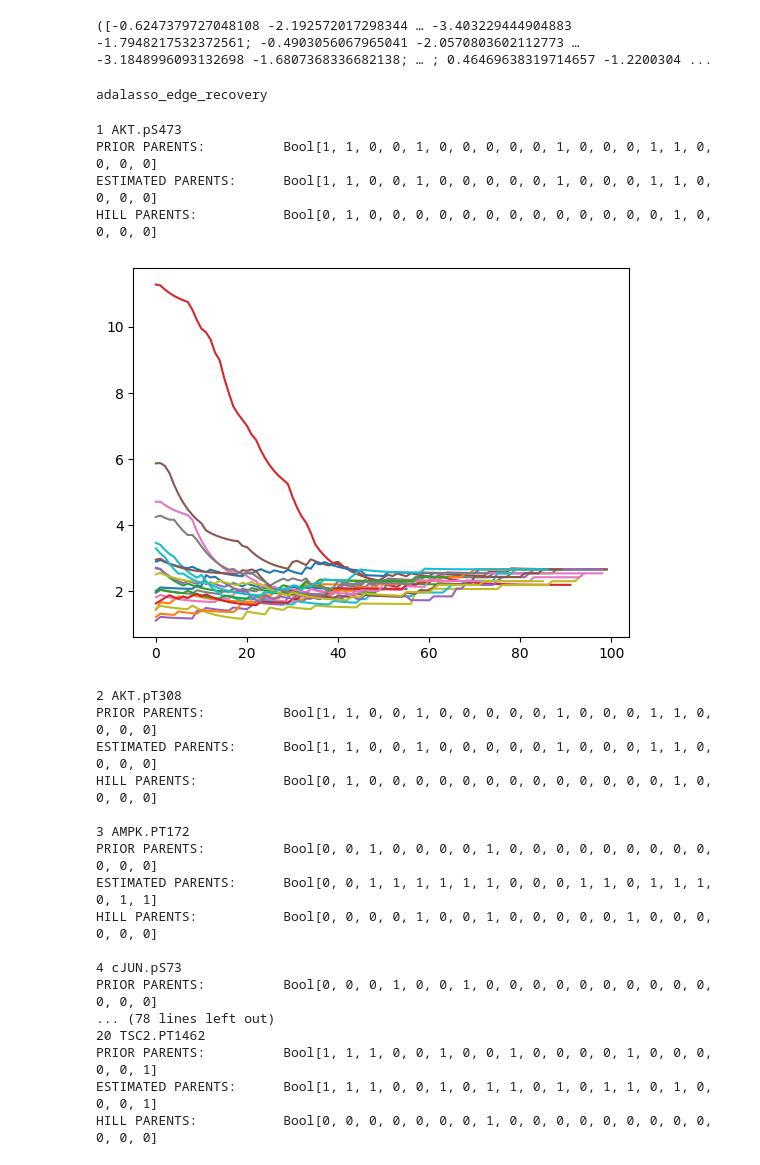
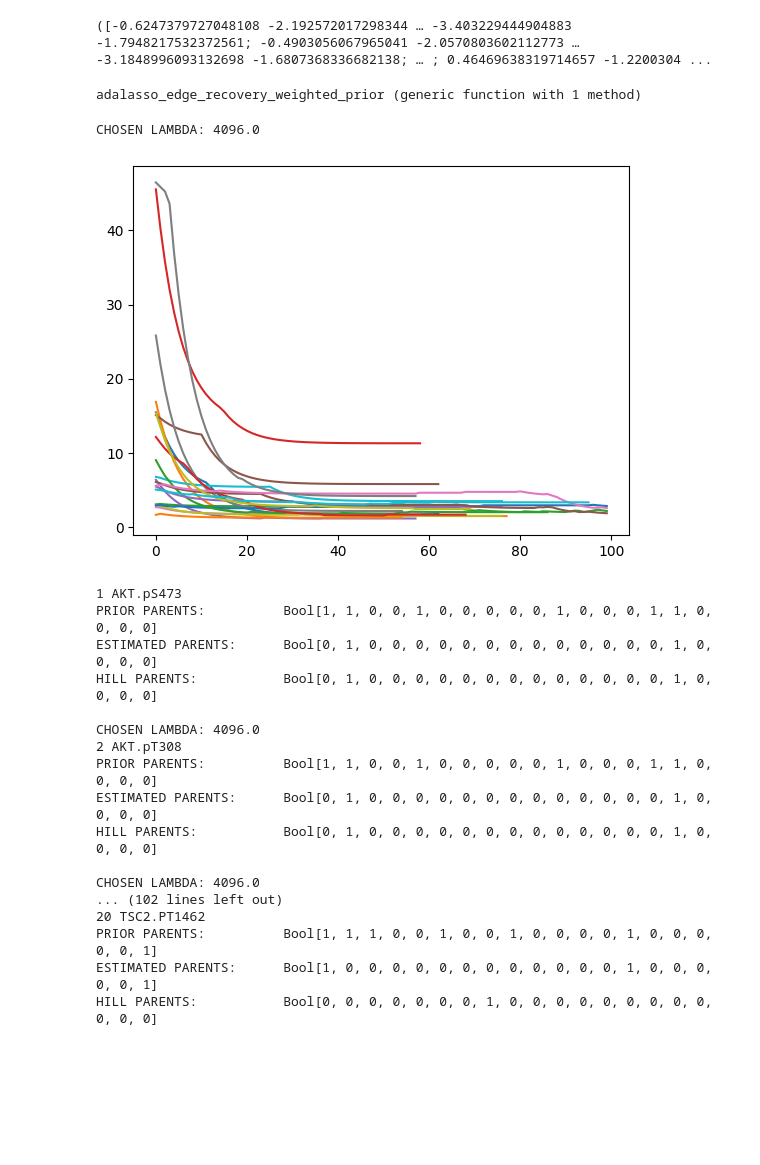
Before and after one commit to gitter-lab/ssps, a Jupyter notebook: julia-project/glmnet-tinkering.ipynb, the cells around one changed output. Cells and saved outputs as stored; diff of their text form; code cells hidden in the pictures; blank space fills up the shorter version.

Commit message:
Started implementing yet another proposal distribution. Additional tinkering with GLMNet.

```diff
--- a/julia-project/glmnet-tinkering.ipynb
+++ b/julia-project/glmnet-tinkering.ipynb
@@ -68,46 +68,82 @@ function adalasso_edge_recovery(X::Matrix{Float64}, y::Vector{Float64}, prior_pa
     return lasso_path.betas[:,minloss_idx], bic_vec, lasso_path
 
 end
+
+
+function adalasso_edge_recovery_weighted_prior(X::Matrix{Float64}, y::Vector{Float64},
+                                               prior_parents::Vector{Bool})
+
+    n = size(y,1)
+    yp = y .* n ./ (n+1)
+    ols_result = GLMNet.glmnet(X, yp, lambda=[0.0])
+
+    G_lambdas = [4096.0]
+
+    minloss_bic = Inf
+    minloss_betas = zeros(size(X,2))
+    minloss_bic_vec = zeros(size(X,2))
+    minloss_path = zeros(size(X,2))
+    minloss_G_lambda = 0.0
+    for G_lambda in G_lambdas
+        not_parents = 1.0 .- prior_parents
+        ada_weights = not_parents.*(G_lambda + 1.0) + prior_parents.*1.0
+        adaptive_penalties = abs.(ada_weights ./ ols_result.betas)[:,1]
+
+        lasso_path = GLMNet.glmnet(X, yp, penalty_factor=adaptive_penalties)
+
+        bic_vec = compute_bic(ols_result, lasso_path, n, size(X,2))
+
+        minloss_idx = argmin(bic_vec)
+        if bic_vec[minloss_idx] < minloss_bic
+            minloss_betas = lasso_path.betas[:,minloss_idx]
+            minloss_bic_vec = copy(bic_vec)
+            minloss_path = lasso_path
+            minloss_G_lambda = G_lambda
+        end
+    end
+
+    println("CHOSEN LAMBDA: ", minloss_G_lambda)
+    return minloss_betas, minloss_bic_vec, minloss_path
+
+end
 # %% [output]
-adalasso_edge_recovery
+adalasso_edge_recovery_weighted_prior (generic function with 1 method)
 # %%
-thresh = 0.25
+thresh = 0.125
+G_lambda = 3.0
 for y_ind=1:20
 
     y = Xplus[:,y_ind];
     prior_parents = ref_adj[y_ind];
 
-    parents, bic, path = adalasso_edge_recovery(Xminus, y, prior_parents)
+    parents, bic, path = adalasso_edge_recovery_weighted_prior(Xminus, y, prior_parents)
     plot(bic, label="BIC")
 
     hill_parents = (output_probs[:,y_ind] .>= thresh)
     println(y_ind, " ", protein_vec[y_ind])
     println("PRIOR PARENTS:\t\t", prior_parents, "\nESTIMATED PARENTS:\t", parents .!= 0.0, "\nHILL PARENTS:\t\t", hill_parents)
     println("")
 end
 show()
 # %% [output]
-1 AKT.pS473
-PRIOR PARENTS:          Bool[1, 1, 0, 0, 1, 0, 0, 0, 0, 0, 1, 0, 0, 0, 1, 1, 0, 0, 0, 0]
-ESTIMATED PARENTS:      Bool[1, 1, 0, 0, 1, 0, 0, 0, 0, 0, 1, 0, 0, 0, 1, 1, 0, 0, 0, 0]
-HILL PARENTS:           Bool[0, 1, 0, 0, 0, 0, 0, 0, 0, 0, 0, 0, 0, 0, 0, 1, 0, 0, 0, 0]
+CHOSEN LAMBDA: 4096.0
-[figure, old version]
+[figure, new version]
+1 AKT.pS473
+PRIOR PARENTS:          Bool[1, 1, 0, 0, 1, 0, 0, 0, 0, 0, 1, 0, 0, 0, 1, 1, 0, 0, 0, 0]
+ESTIMATED PARENTS:      Bool[0, 1, 0, 0, 0, 0, 0, 0, 0, 0, 0, 0, 0, 0, 0, 1, 0, 0, 0, 0]
+HILL PARENTS:           Bool[0, 1, 0, 0, 0, 0, 0, 0, 0, 0, 0, 0, 0, 0, 0, 1, 0, 0, 0, 0]
+
+CHOSEN LAMBDA: 4096.0
 2 AKT.pT308
 PRIOR PARENTS:          Bool[1, 1, 0, 0, 1, 0, 0, 0, 0, 0, 1, 0, 0, 0, 1, 1, 0, 0, 0, 0]
-ESTIMATED PARENTS:      Bool[1, 1, 0, 0, 1, 0, 0, 0, 0, 0, 1, 0, 0, 0, 1, 1, 0, 0, 0, 0]
+ESTIMATED PARENTS:      Bool[0, 1, 0, 0, 0, 0, 0, 0, 0, 0, 0, 0, 0, 0, 0, 1, 0, 0, 0, 0]
 HILL PARENTS:           Bool[0, 1, 0, 0, 0, 0, 0, 0, 0, 0, 0, 0, 0, 0, 0, 1, 0, 0, 0, 0]
 
-3 AMPK.PT172
-PRIOR PARENTS:          Bool[0, 0, 1, 0, 0, 0, 0, 1, 0, 0, 0, 0, 0, 0, 0, 0, 0, 0, 0, 0]
-ESTIMATED PARENTS:      Bool[0, 0, 1, 1, 1, 1, 1, 1, 0, 0, 0, 1, 1, 0, 1, 1, 1, 0, 1, 1]
-HILL PARENTS:           Bool[0, 0, 0, 0, 1, 0, 0, 1, 0, 0, 0, 0, 0, 1, 0, 0, 0, 0, 0, 0]
-
-4 cJUN.pS73
-PRIOR PARENTS:          Bool[0, 0, 0, 1, 0, 0, 1, 0, 0, 0, 0, 0, 0, 0, 0, 0, 0, 0, 0, 0]
-... (78 lines left out)
+CHOSEN LAMBDA: 4096.0
+... (102 lines left out)
 20 TSC2.PT1462
 PRIOR PARENTS:          Bool[1, 1, 1, 0, 0, 1, 0, 0, 1, 0, 0, 0, 0, 1, 0, 0, 0, 0, 0, 1]
-ESTIMATED PARENTS:      Bool[1, 1, 1, 0, 0, 1, 0, 1, 1, 0, 1, 0, 1, 1, 0, 1, 0, 0, 0, 1]
+ESTIMATED PARENTS:      Bool[1, 0, 0, 0, 0, 0, 0, 0, 0, 0, 0, 0, 0, 1, 0, 0, 0, 0, 0, 1]
 HILL PARENTS:           Bool[0, 0, 0, 0, 0, 0, 0, 1, 0, 0, 0, 0, 0, 0, 0, 0, 0, 0, 0, 0]
 # %%
 size(Xminus)
```
Also changed, not shown: parts of 1 cell of this notebook, 3 other files.
